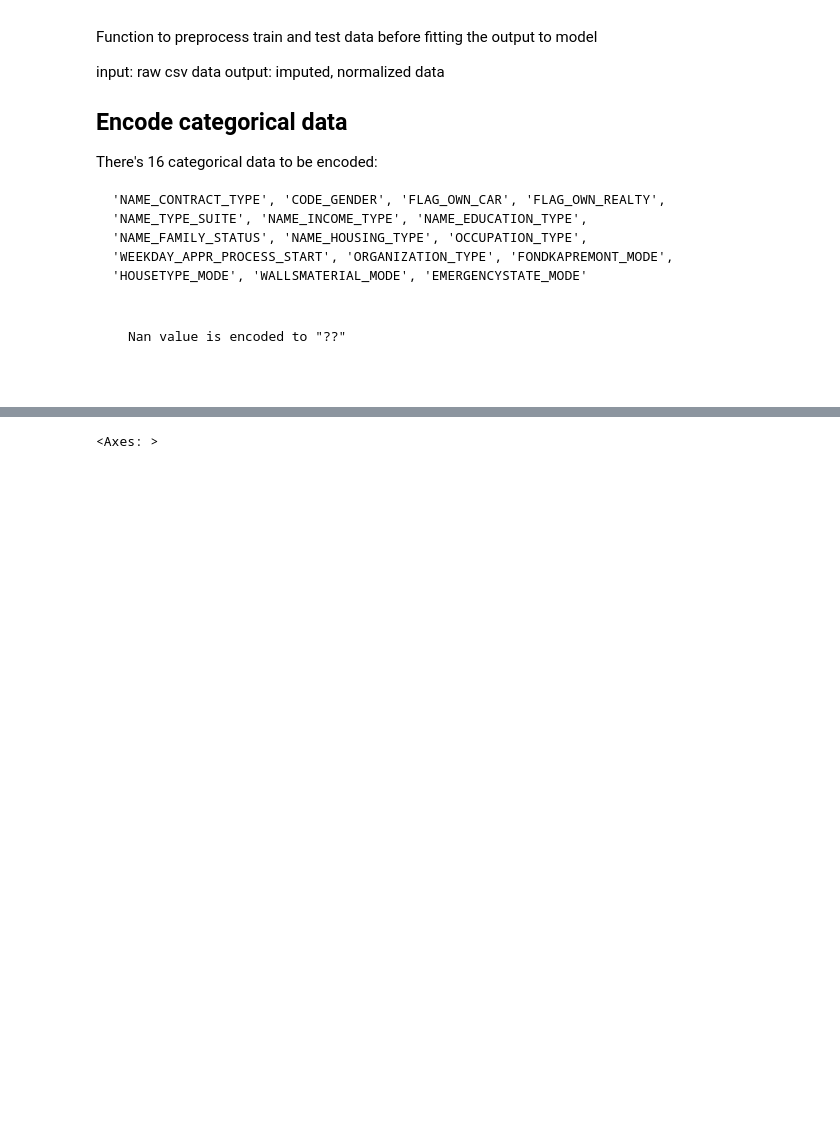
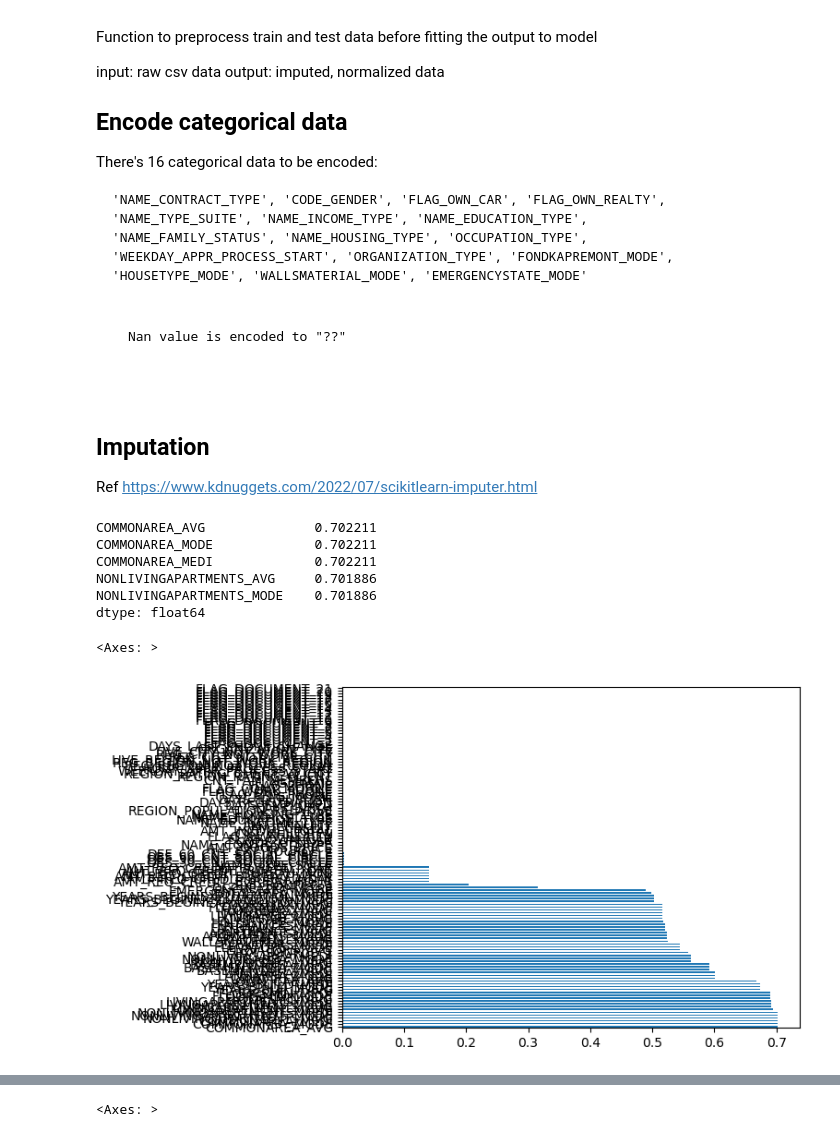
Before and after one commit to VincentChong123/kaggle-home-credit-default-risk, a Jupyter notebook: 2018/predict.ipynb, the cells around one changed output, grey strips where cells are left out. Cells and saved outputs as stored; diff of their text form; code cells hidden in the pictures; blank space fills up the shorter version.

```diff
--- a/2018/predict.ipynb
+++ b/2018/predict.ipynb
@@ -200,3 +200,21 @@ There's 16 categorical data to be encoded:
 
 
 Nan value is encoded to "??"
+# %% [markdown]
+## Imputation
+
+Ref https://www.kdnuggets.com/2022/07/scikitlearn-imputer.html
+# %%
+if 1:  # plot percentage of missing value
+    percent_of_na = X_test.isna().sum(axis=0).sort_values(ascending=False) / len(X_test)
+    display(percent_of_na.head())
+    display(percent_of_na.plot(kind="barh"))
+# %% [output]
+COMMONAREA_AVG              0.702211
+COMMONAREA_MODE             0.702211
+COMMONAREA_MEDI             0.702211
+NONLIVINGAPARTMENTS_AVG     0.701886
+NONLIVINGAPARTMENTS_MODE    0.701886
+dtype: float64
+<Axes: >
+[figure, added]
```
Also changed, not shown: parts of 6 cells of this notebook, 1 other file.
